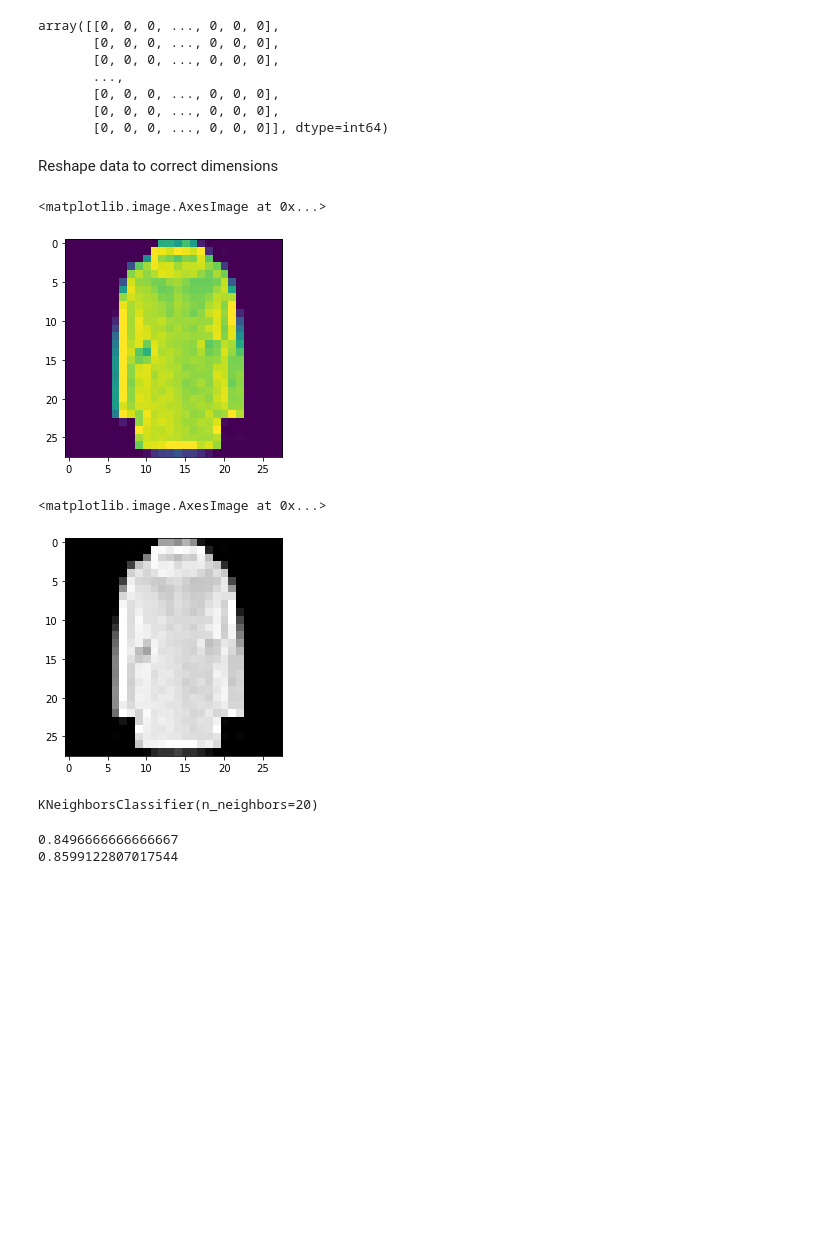
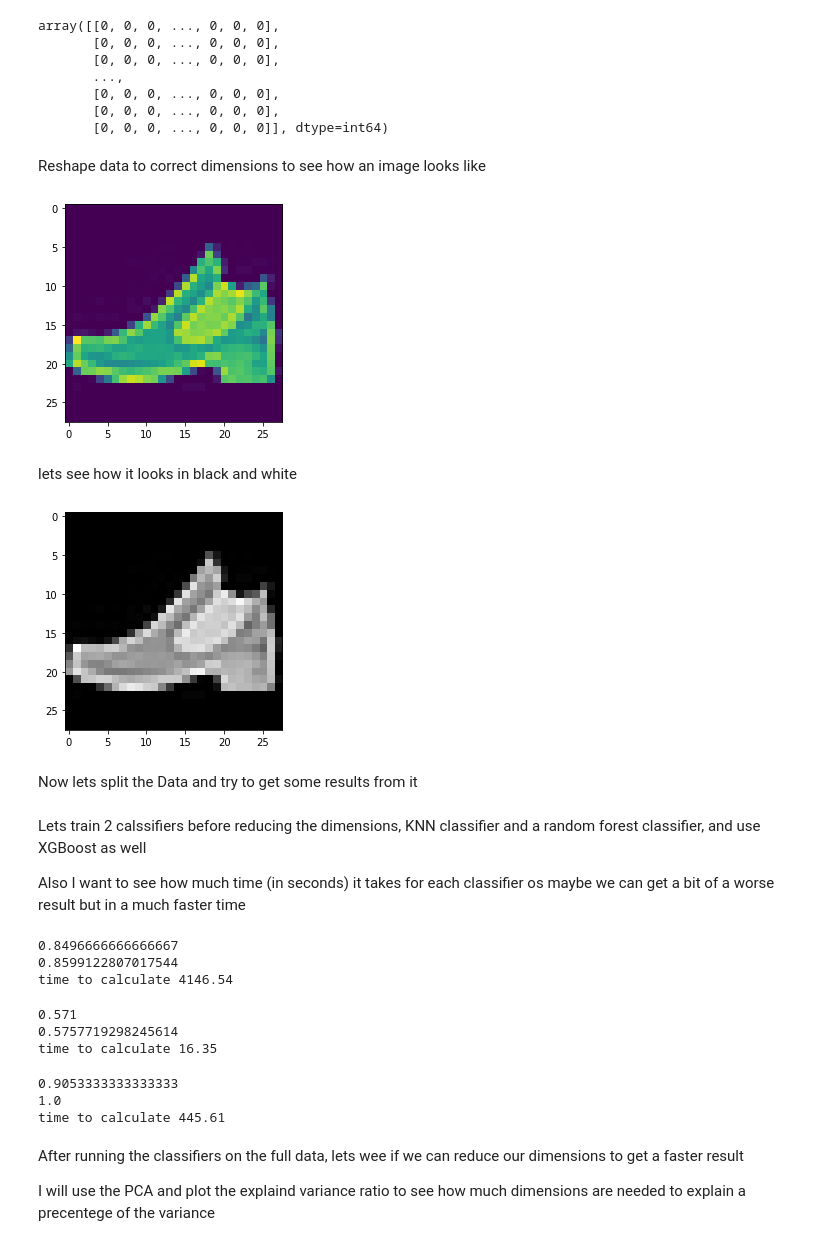
Before and after one commit to LiorBreitman8234/ML_SEM2, a Jupyter notebook: Fashion_MNIST.ipynb, the cells around one changed output. Saved outputs shown, nothing was run; the diff lists cells and outputs as text; code cells hidden in the pictures; blank space fills up the shorter version.

Commit message:
almost finished my second notebook

```diff
--- a/Fashion_MNIST.ipynb
+++ b/Fashion_MNIST.ipynb
@@ -9,5 +16,5 @@ Matplotlib is building the font cache; this may take a moment.
 # %%
-df = pd.read_csv("C:\\Users\\magshimim\\Desktop\\jupiter\\fashion-mnist_train.csv")
+df = pd.read_csv("D:\ML_SEM2\\fashion-mnist_train.csv")
 # %%
 df.head()
 # %% [output]
@@ -37,27 +44,42 @@ array([[0, 0, 0, ..., 0, 0, 0],
        [0, 0, 0, ..., 0, 0, 0],
        [0, 0, 0, ..., 0, 0, 0]], dtype=int64)
 # %% [markdown]
-Reshape data to correct dimensions
+Reshape data to correct dimensions to see how an image looks like
 # %%
 data_to_show = data.reshape(-1,28,28,1)
 # %%
-plt.imshow(data_to_show[6])
+plt.imshow(data_to_show[1]);
 # %% [output]
-<matplotlib.image.AxesImage at 0x...>
-[figure, old version]
+[figure, new version]
+# %% [markdown]
+lets see how it looks in black and white
 # %%
-plt.imshow(data_to_show[6],cmap = plt.get_cmap("gray"))
+plt.imshow(data_to_show[1],cmap = plt.get_cmap("gray"));
 # %% [output]
-<matplotlib.image.AxesImage at 0x...>
-[figure, old version]
+[figure, new version]
+# %% [markdown]
+Now lets split the Data and try to get some results from it
 # %%
 from sklearn.model_selection import train_test_split
 from sklearn import metrics
 data_train, data_test, target_train, target_test = train_test_split(data, labels,test_size = 0.05, random_state=10)
+# %% [markdown]
+Lets train 2 calssifiers before reducing the dimensions, KNN classifier and a random forest classifier, and use XGBoost as well
+
+Also I want to see how much time (in seconds) it takes for each classifier os maybe we can get a bit of a worse result but in a much faster time
 # %%
-from sklearn.ensemble import RandomForestClassifier
 from sklearn.neighbors import KNeighborsClassifier
-RFC = KNeighborsClassifier(n_neighbors = 20)
-RFC.fit(data_train, target_train)
+import time
+knn = KNeighborsClassifier(n_neighbors = 20)
-# %% [output]
-KNeighborsClassifier(n_neighbors=20)
+# %%
+start_time = time.time()
+knn.fit(data_train, target_train)
+pred = knn.predict(data_test)
+train = knn.predict(data_train)
+print(metrics.accuracy_score(target_test,pred))
+print(metrics.accuracy_score(target_train,train))
+print("time to calculate %.2f" %(time.time()-start_time))
+# %% [output]
+0.8496666666666667
+0.8599122807017544
+time to calculate 4146.54
@@ -64,8 +89,12 @@ KNeighborsClassifier(n_neighbors=20)
 # %%
+start_time = time.time()
+RFC.fit(data_train, target_train)
 pred = RFC.predict(data_test)
 train = RFC.predict(data_train)
 print(metrics.accuracy_score(target_test,pred))
 print(metrics.accuracy_score(target_train,train))
+print("time to calculate %.2f" %(time.time()-start_time))
 # %% [output]
-0.8496666666666667
-0.8599122807017544
+0.571
+0.5757719298245614
+time to calculate 16.35
@@ -71,0 +104,16 @@ print(metrics.accuracy_score(target_train,train))
+# %%
+start_time = time.time()
+xgb.fit(data_train, target_train)
+pred = xgb.predict(data_test)
+train = xgb.predict(data_train)
+print(metrics.accuracy_score(target_test,pred))
+print(metrics.accuracy_score(target_train,train))
+print("time to calculate %.2f" %(time.time()-start_time))
+# %% [output]
+0.9053333333333333
+1.0
+time to calculate 445.61
+# %% [markdown]
+After running the classifiers on the full data, lets wee if we can reduce our dimensions to get a faster result
+
+I will use the PCA and plot the explaind variance ratio to see how much dimensions are needed to explain a precentege of the variance
```
Also changed, not shown: parts of 23 cells of this notebook.
